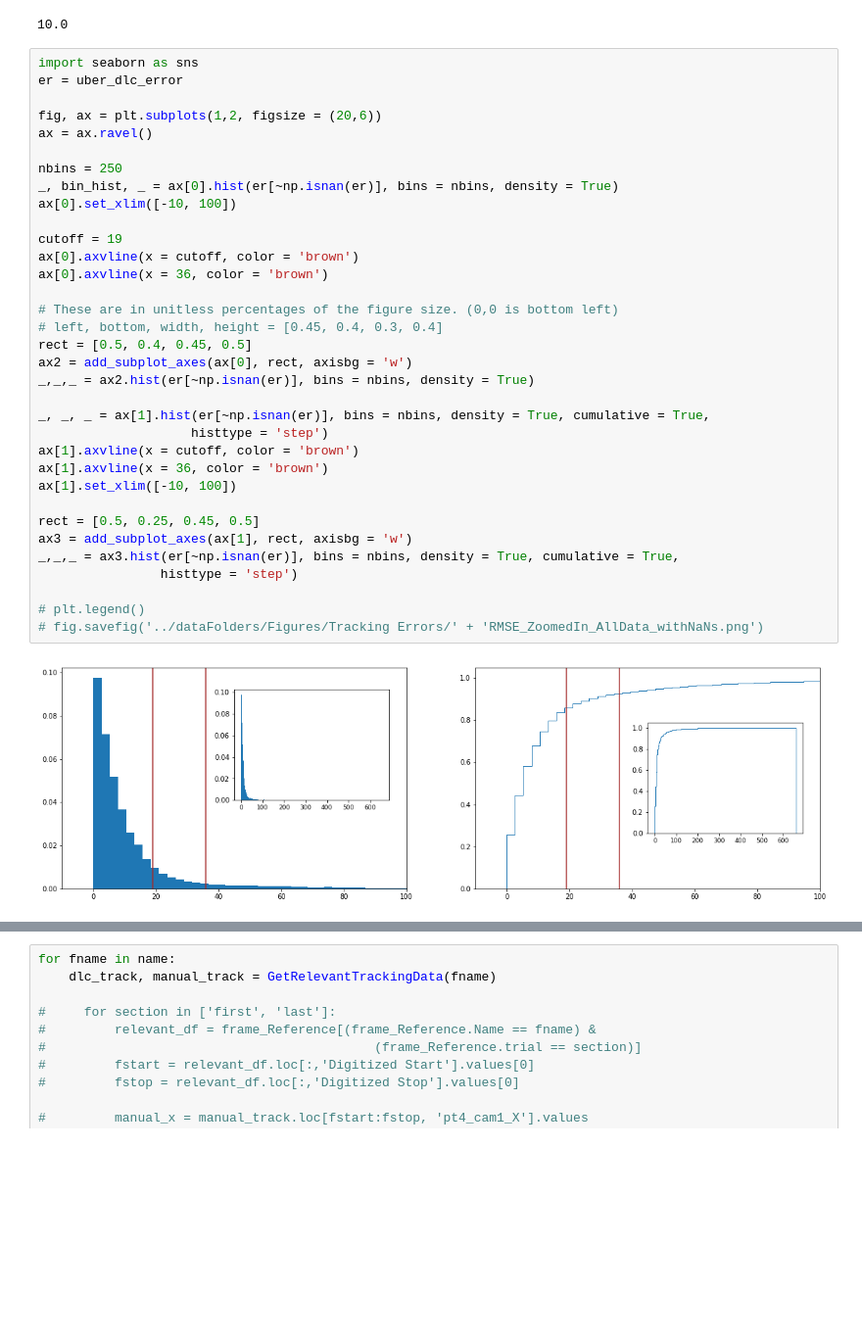
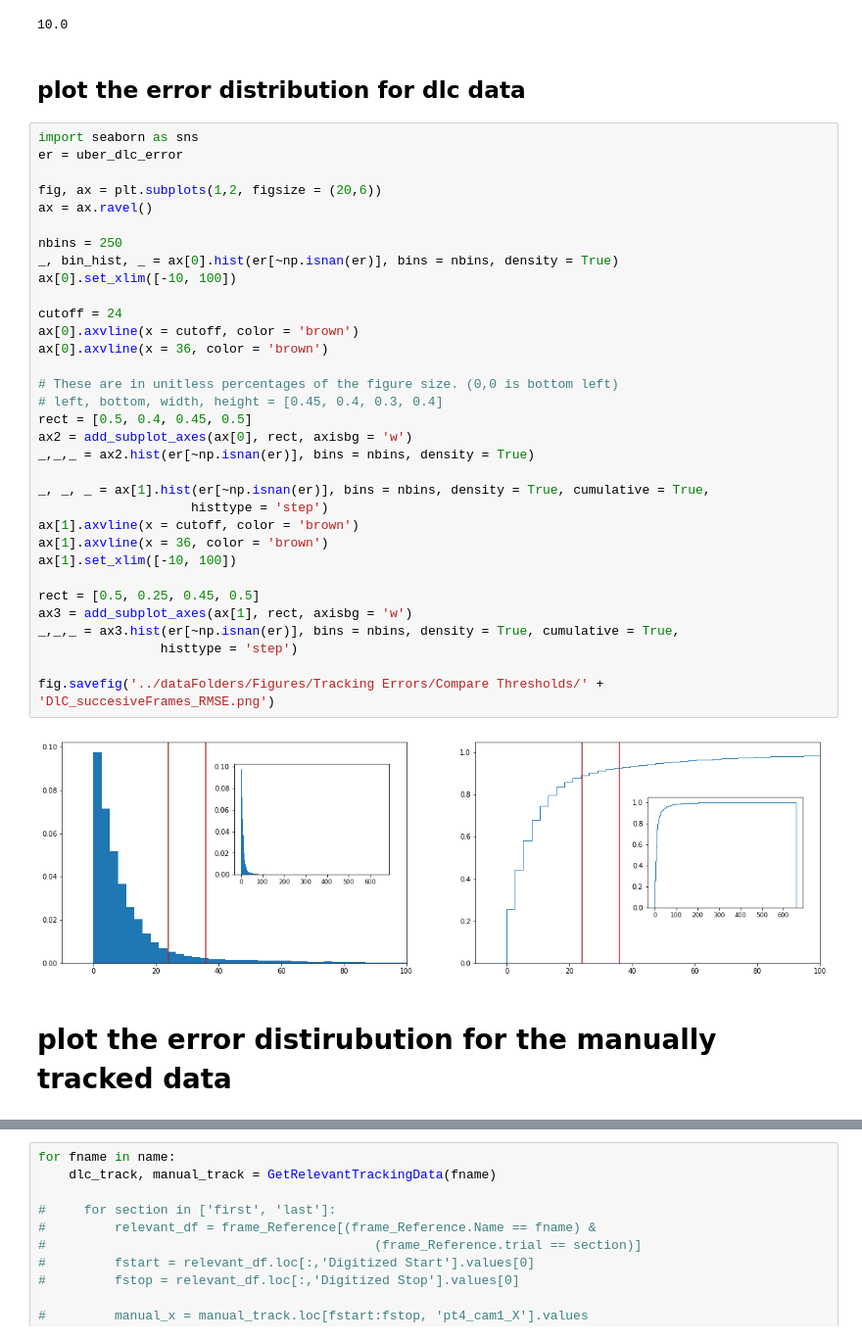
Before and after one commit to TanviDeora/ProboscisTracking, a Jupyter notebook: DLC annotation Errors/CalculateTrackingErrors-Pixel errors in successive frames.ipynb, the cells around one changed output, grey strips where cells are left out. Shown at 98% size. Cells and saved outputs as stored; diff of their text form; blank space fills up the shorter version.

Commit message:
including the threshold and filtering data
redid analysis on radius and angle after filtering data using new cutoff threshold

```diff
--- a/DLC annotation Errors/CalculateTrackingErrors-Pixel errors in successive frames.ipynb
+++ b/DLC annotation Errors/CalculateTrackingErrors-Pixel errors in successive frames.ipynb
@@ -214,42 +220,45 @@ x_labelsize = ax[0].get_xticklabels()[0].get_size()
 x_labelsize
 # %% [output]
 10.0
+# %% [markdown]
+## plot the error distribution for dlc data
 # %%
 import seaborn as sns
 er = uber_dlc_error
 
 fig, ax = plt.subplots(1,2, figsize = (20,6))
 ax = ax.ravel()
 
 nbins = 250
 _, bin_hist, _ = ax[0].hist(er[~np.isnan(er)], bins = nbins, density = True)
 ax[0].set_xlim([-10, 100])
 
-cutoff = 19
+cutoff = 24
 ax[0].axvline(x = cutoff, color = 'brown')
 ax[0].axvline(x = 36, color = 'brown')
 
 # These are in unitless percentages of the figure size. (0,0 is bottom left)
 # left, bottom, width, height = [0.45, 0.4, 0.3, 0.4]
 rect = [0.5, 0.4, 0.45, 0.5]
 ax2 = add_subplot_axes(ax[0], rect, axisbg = 'w')
 _,_,_ = ax2.hist(er[~np.isnan(er)], bins = nbins, density = True)
 
 _, _, _ = ax[1].hist(er[~np.isnan(er)], bins = nbins, density = True, cumulative = True,
                     histtype = 'step')
 ax[1].axvline(x = cutoff, color = 'brown')
 ax[1].axvline(x = 36, color = 'brown')
 ax[1].set_xlim([-10, 100])
 
 rect = [0.5, 0.25, 0.45, 0.5]
 ax3 = add_subplot_axes(ax[1], rect, axisbg = 'w')
 _,_,_ = ax3.hist(er[~np.isnan(er)], bins = nbins, density = True, cumulative = True,
                 histtype = 'step')
 
-# plt.legend()
-# fig.savefig('../dataFolders/Figures/Tracking Errors/' + 'RMSE_ZoomedIn_AllData_withNaNs.png')
+fig.savefig('../dataFolders/Figures/Tracking Errors/Compare Thresholds/' + 'DlC_succesiveFrames_RMSE.png')
 # %% [output]
-[figure, old version]
+[figure, new version]
+# %% [markdown]
+# plot the error distirubution for the manually tracked data
 # %%
 import seaborn as sns
 er = uber_man_error
```
Also changed, not shown: parts of 13 cells of this notebook, 5 other files.
